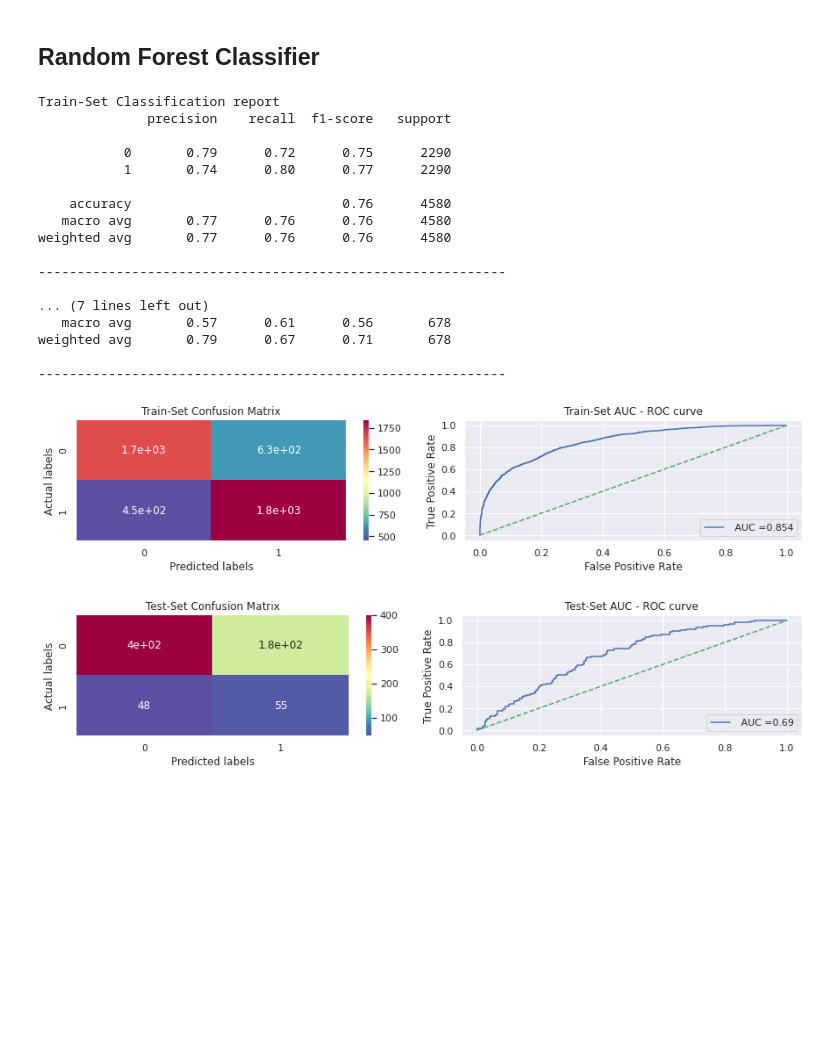
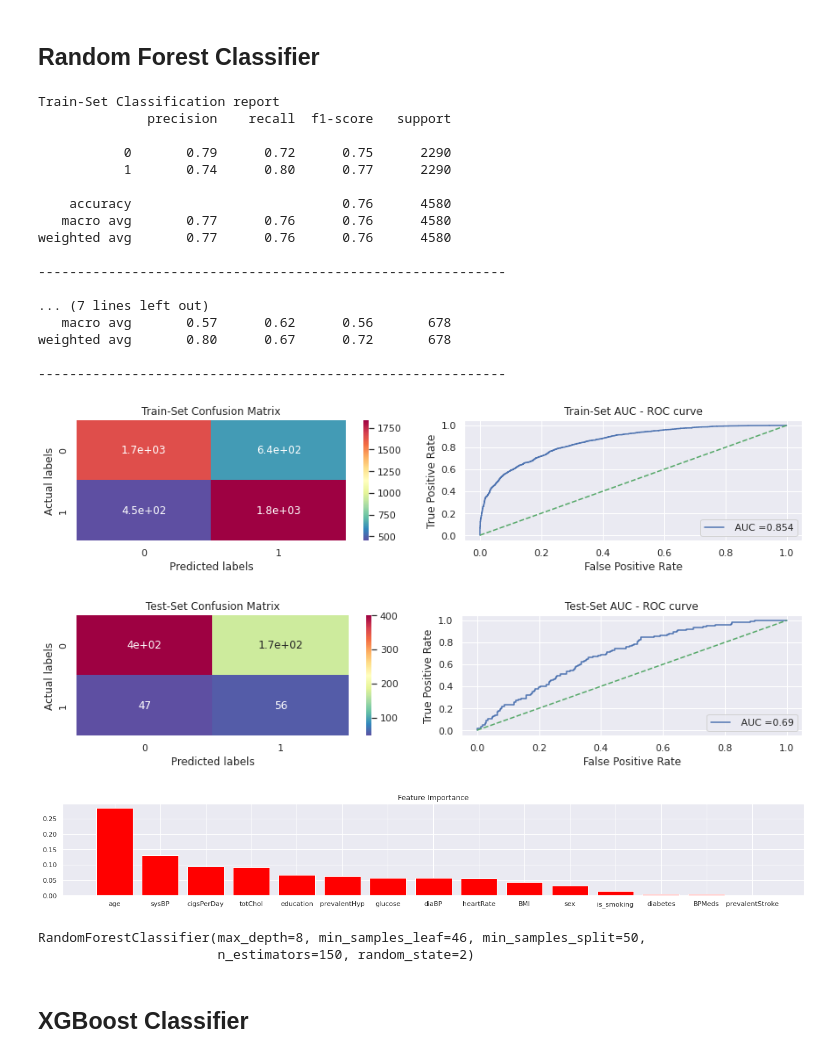
Before and after one commit to FarazAhmad2/Cardiovascular-Risk-Prediction, a Jupyter notebook: Cardiovascular_Risk_Prediction_Capstone_Project.ipynb, the cells around one changed output. Saved outputs shown, nothing was run; the diff lists cells and outputs as text; code cells hidden in the pictures; blank space fills up the shorter version.

```diff
--- a/Cardiovascular_Risk_Prediction_Capstone_Project.ipynb
+++ b/Cardiovascular_Risk_Prediction_Capstone_Project.ipynb
@@ -594,33 +598,39 @@ X_smote, y_smote = SMOTETomek(random_state=17).fit_resample(X_train, y_train)
 rf_clf = RandomForestClassifier(random_state=2)
 
 # HYperparameter Grid
 rf_grid = {'n_estimators' : [100,150],
         'max_depth' : [4,6,8],
         'min_samples_split' : [50,80],
         'min_samples_leaf' : [46,60]}
 
 # RandomSearch to find the best parameters
 rf_random = RandomizedSearchCV(rf_clf, param_distributions= rf_grid, scoring = 'roc_auc', cv=5)
+rf_random.fit(X_smote,y_smote)
 
 # Analysing the model with best set of parametes
-ml_model(rf_random, X_smote, X_test, y_smote, y_test)
+ml_model(rf_random.best_estimator_, X_smote, X_test, y_smote, y_test)
 # %% [output]
 Train-Set Classification report
               precision    recall  f1-score   support
 
            0       0.79      0.72      0.75      2290
            1       0.74      0.80      0.77      2290
 
     accuracy                           0.76      4580
    macro avg       0.77      0.76      0.76      4580
 weighted avg       0.77      0.76      0.76      4580
 
 ------------------------------------------------------------
 
 ... (7 lines left out)
-   macro avg       0.57      0.61      0.56       678
-weighted avg       0.79      0.67      0.71       678
+   macro avg       0.57      0.62      0.56       678
+weighted avg       0.80      0.67      0.72       678
 
 ------------------------------------------------------------
 [figure]
 [figure]
+[figure, added]
+RandomForestClassifier(max_depth=8, min_samples_leaf=46, min_samples_split=50,
+                       n_estimators=150, random_state=2)
+# %% [markdown]
+## <b> XGBoost Classifier </b>
```
Also changed, not shown: parts of 15 cells of this notebook.
